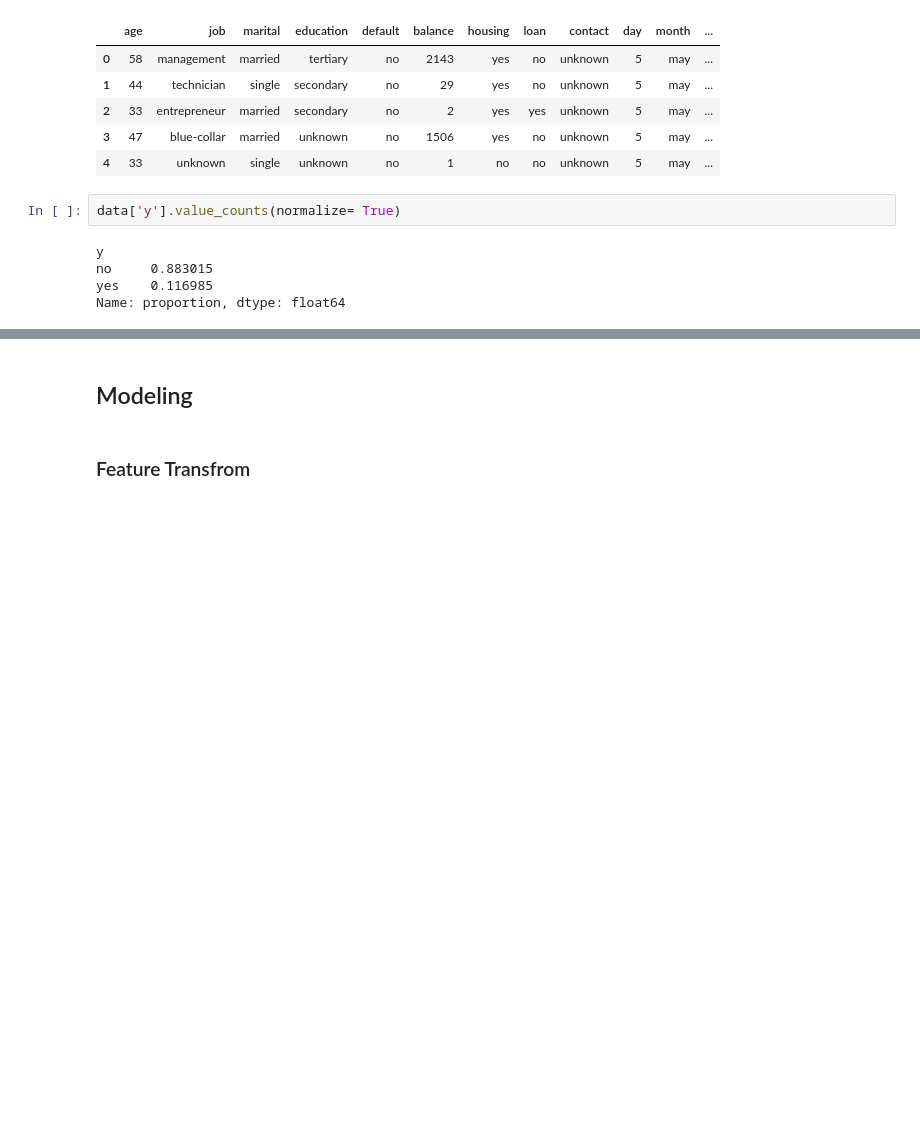
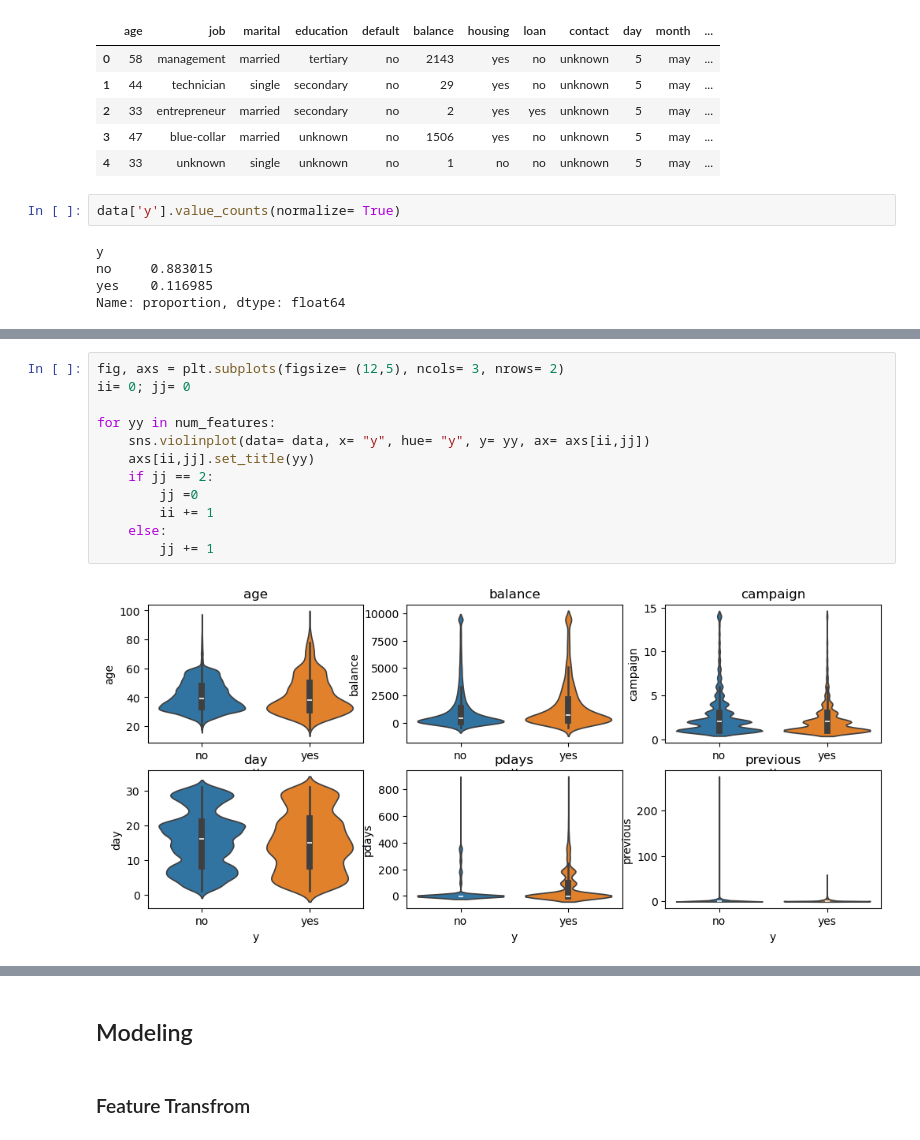
Before and after one commit to garimasc/bank_marketing, a Jupyter notebook: evaluate_classification.ipynb, the cells around one changed output, grey strips where cells are left out. Cells and saved outputs as stored; diff of their text form; blank space fills up the shorter version.

```diff
--- a/evaluate_classification.ipynb
+++ b/evaluate_classification.ipynb
@@ -45,0 +123,14 @@ Name: proportion, dtype: float64
+# %%
+fig, axs = plt.subplots(figsize= (12,5), ncols= 3, nrows= 2)
+ii= 0; jj= 0
+
+for yy in num_features:
+    sns.violinplot(data= data, x= "y", hue= "y", y= yy, ax= axs[ii,jj])
+    axs[ii,jj].set_title(yy)
+    if jj == 2:
+        jj =0
+        ii += 1
+    else:
+        jj += 1
+# %% [output]
+[figure, added]
```
Also changed, not shown: parts of 12 cells of this notebook, 1 other file.
